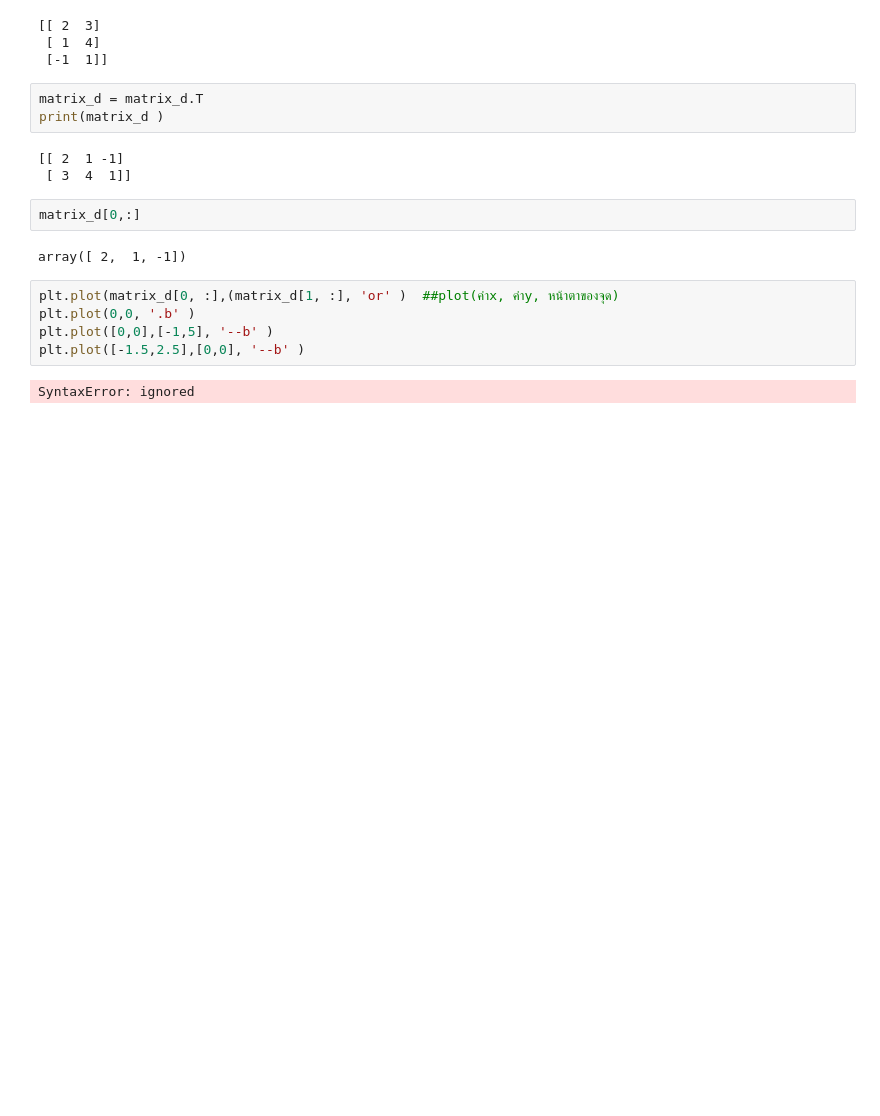
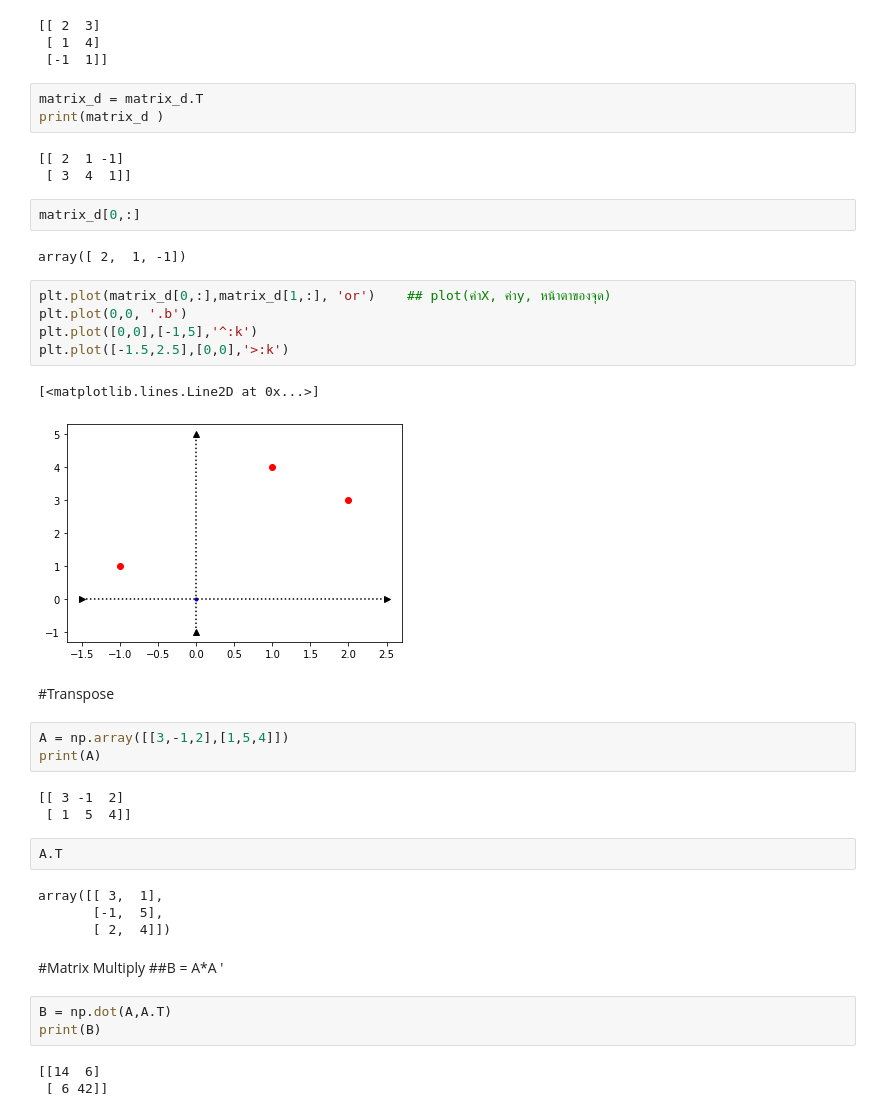
Before and after one commit to Thitichaya2000/multivariate, a Jupyter notebook: MVA001.ipynb, the cells around one changed output. Cells and saved outputs as stored; diff of their text form; blank space fills up the shorter version.

```diff
--- a/MVA001.ipynb
+++ b/MVA001.ipynb
@@ -59,9 +69,33 @@ matrix_d[0,:]
 # %% [output]
 array([ 2,  1, -1])
 # %%
-plt.plot(matrix_d[0, :],(matrix_d[1, :], 'or' )  ##plot(ค่าx, ค่าy, หน้าตาของจุด)
-plt.plot(0,0, '.b' )
-plt.plot([0,0],[-1,5], '--b' )
-plt.plot([-1.5,2.5],[0,0], '--b' )
+plt.plot(matrix_d[0,:],matrix_d[1,:], 'or')    ## plot(ค่าX, ค่าy, หน้าตาของจุด)
+plt.plot(0,0, '.b')
+plt.plot([0,0],[-1,5],'^:k')
+plt.plot([-1.5,2.5],[0,0],'>:k')
 # %% [output]
-SyntaxError: ignored
+[<matplotlib.lines.Line2D at 0x...>]
+[figure, added]
+# %% [markdown]
+#Transpose
+# %%
+A = np.array([[3,-1,2],[1,5,4]])
+print(A)
+# %% [output]
+[[ 3 -1  2]
+ [ 1  5  4]]
+# %%
+A.T
+# %% [output]
+array([[ 3,  1],
+       [-1,  5],
+       [ 2,  4]])
+# %% [markdown]
+#Matrix Multiply
+##B = A*A '
+# %%
+B = np.dot(A,A.T)
+print(B)
+# %% [output]
+[[14  6]
+ [ 6 42]]
```
Also changed, not shown: parts of 9 cells of this notebook.
